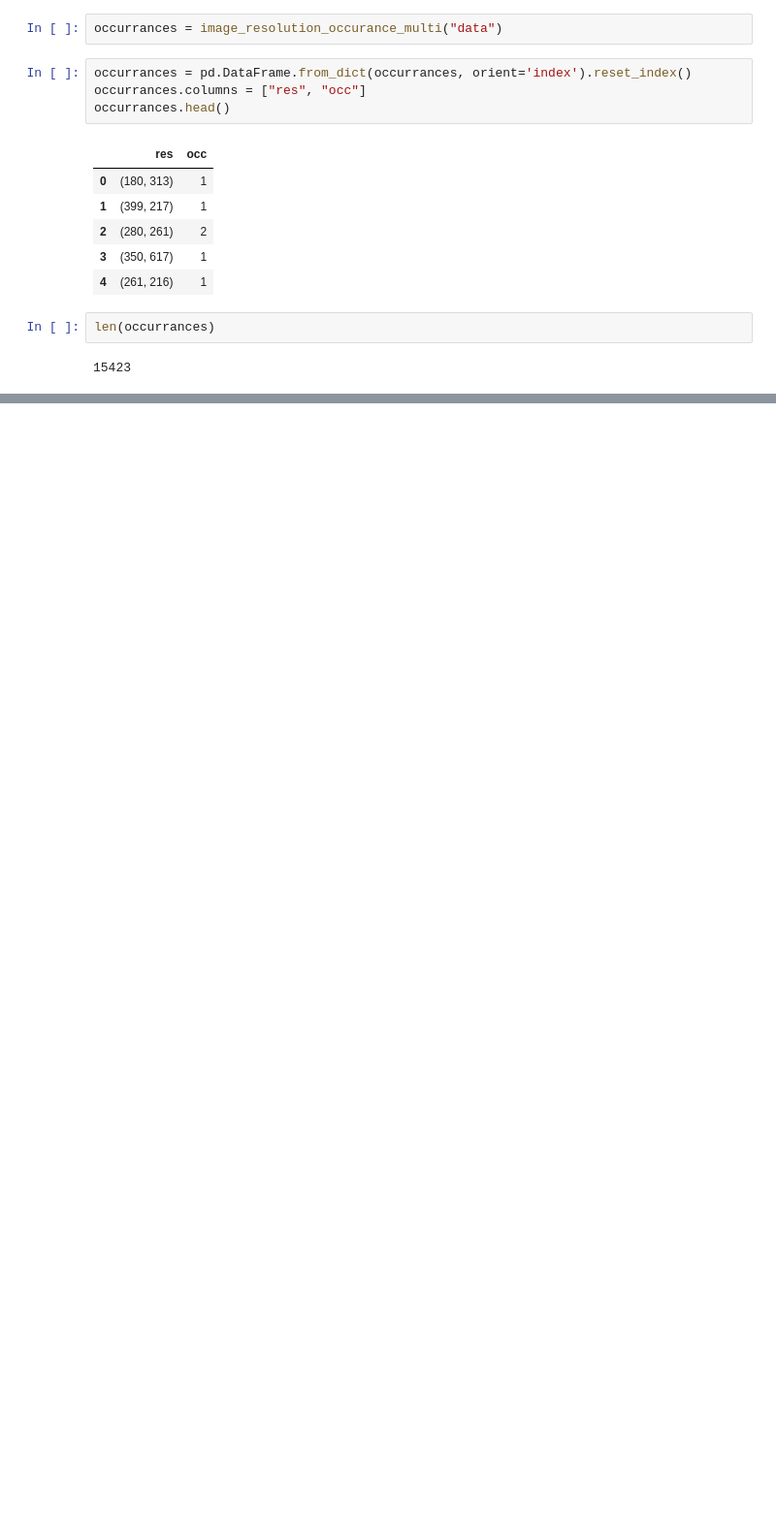
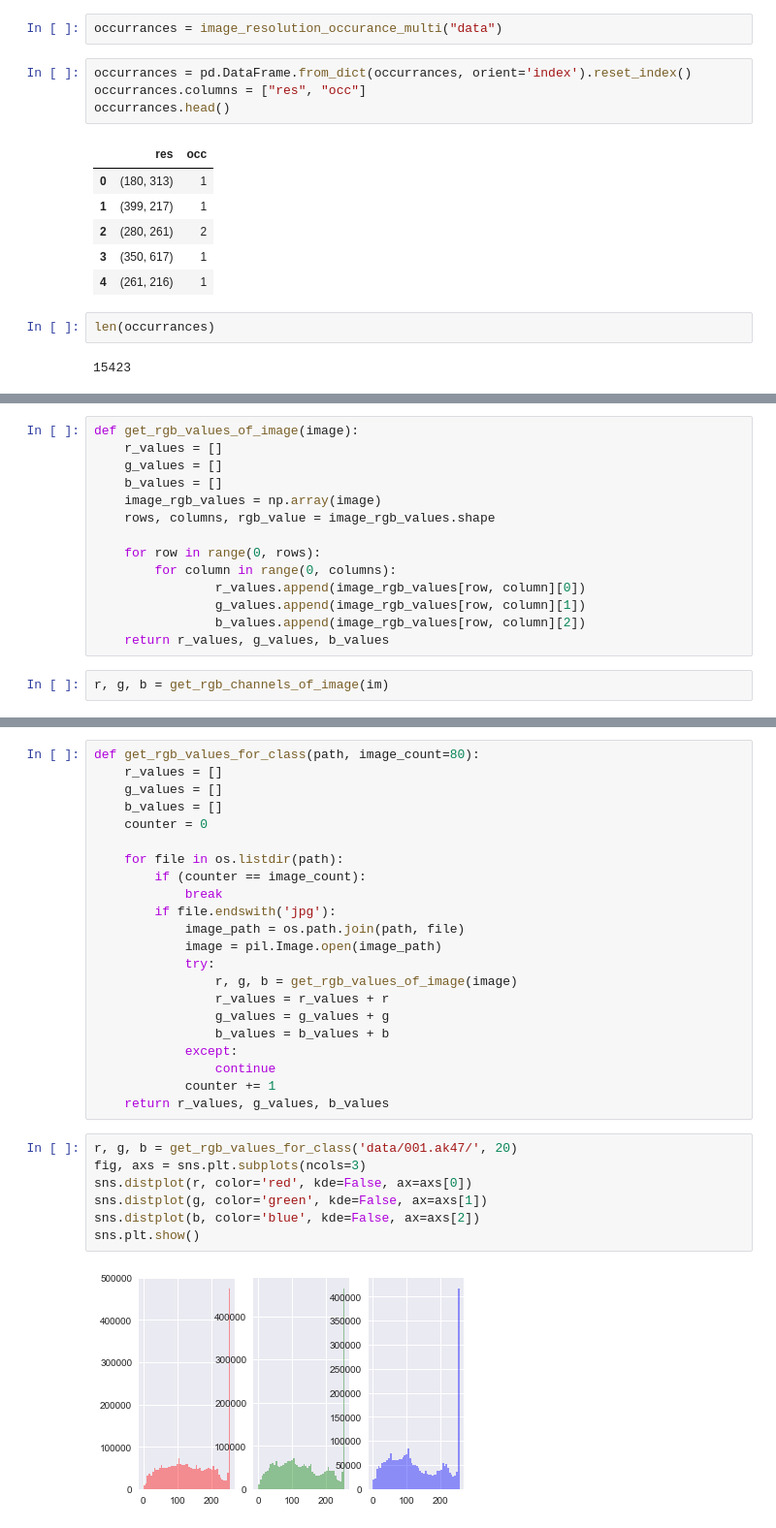
Before and after one commit to fses91/data-science-career-track, a Jupyter notebook: Capstone_Project/solution3.ipynb, the cells around one changed output, grey strips where cells are left out. Shown at 97% size. Drawn from its saved outputs; the diff is of its cells as text; blank space fills up the shorter version.

```diff
--- a/Capstone_Project/solution3.ipynb
+++ b/Capstone_Project/solution3.ipynb
@@ -161,0 +216,16 @@ im.filter(pil.ImageFilter.FIND_EDGES)
+# %%
+def get_rgb_values_of_image(image):
+    r_values = []
+    g_values = []
+    b_values = []
+    image_rgb_values = np.array(image)
+    rows, columns, rgb_value = image_rgb_values.shape
+
+    for row in range(0, rows):
+        for column in range(0, columns):
+                r_values.append(image_rgb_values[row, column][0])
+                g_values.append(image_rgb_values[row, column][1])
+                b_values.append(image_rgb_values[row, column][2])
+    return r_values, g_values, b_values
+# %%
+r, g, b = get_rgb_channels_of_image(im)
@@ -161,0 +234,31 @@ im.filter(pil.ImageFilter.FIND_EDGES)
+# %%
+def get_rgb_values_for_class(path, image_count=80):
+    r_values = []
+    g_values = []
+    b_values = []
+    counter = 0
+
+    for file in os.listdir(path):
+        if (counter == image_count):
+            break
+        if file.endswith('jpg'):
+            image_path = os.path.join(path, file)
+            image = pil.Image.open(image_path)
+            try:
+                r, g, b = get_rgb_values_of_image(image)
+                r_values = r_values + r
+                g_values = g_values + g
+                b_values = b_values + b
+            except:
+                continue
+            counter += 1
+    return r_values, g_values, b_values
+# %%
+r, g, b = get_rgb_values_for_class('data/001.ak47/', 20)
+fig, axs = sns.plt.subplots(ncols=3)
+sns.distplot(r, color='red', kde=False, ax=axs[0])
+sns.distplot(g, color='green', kde=False, ax=axs[1])
+sns.distplot(b, color='blue', kde=False, ax=axs[2])
+sns.plt.show()
+# %% [output]
+[figure, added]
```
Also changed, not shown: parts of 16 cells of this notebook.
